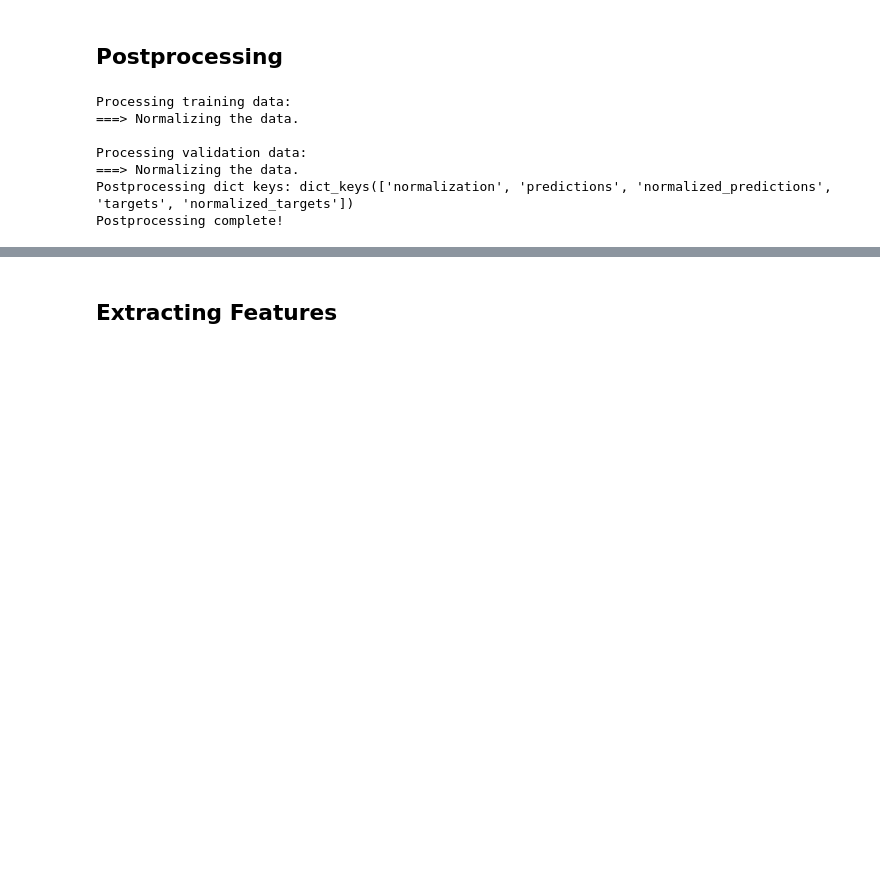
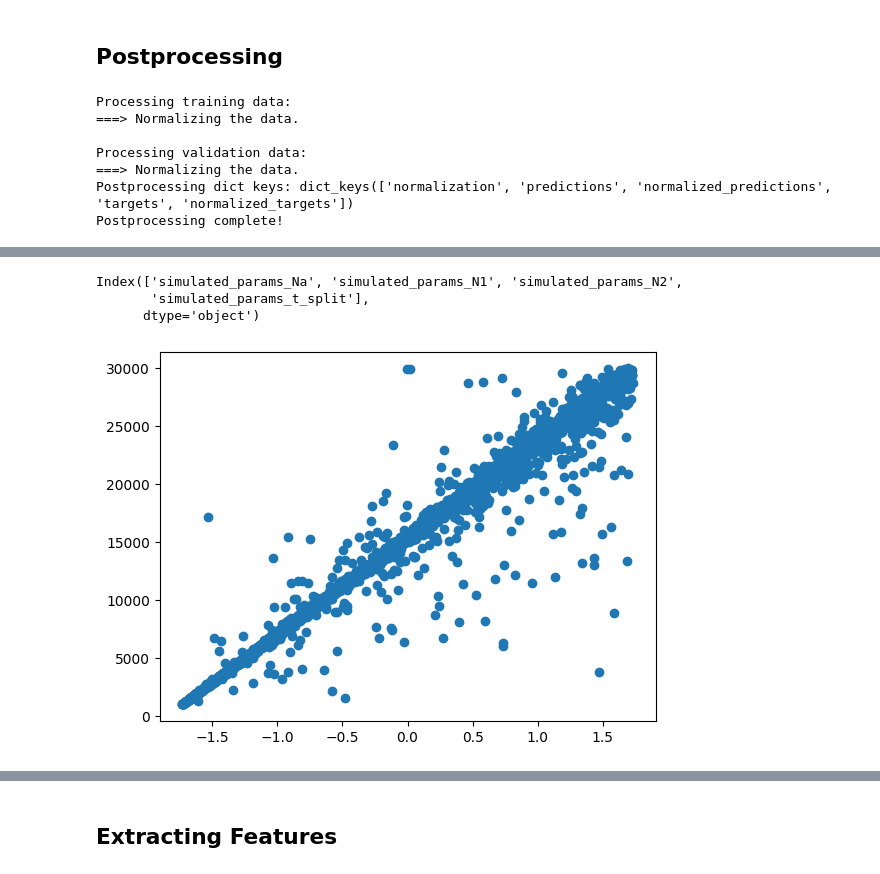
Before and after one commit to ak1376/Demographic_Inference, a Jupyter notebook: notebooks/running_remaining_rules.ipynb, the cells around one changed output, grey strips where cells are left out. Drawn from its saved outputs; the diff is of its cells as text; code cells hidden in the pictures; blank space fills up the shorter version.

```diff
--- a/notebooks/running_remaining_rules.ipynb
+++ b/notebooks/running_remaining_rules.ipynb
@@ -65,3 +74,6 @@ Processing validation data:
 ===> Normalizing the data.
 Postprocessing dict keys: dict_keys(['normalization', 'predictions', 'normalized_predictions', 'targets', 'normalized_targets'])
 Postprocessing complete!
+# %%
+with open('/projects/kernlab/akapoor/Demographic_Inference/split_isolation_model_dadi_analysis_True_moments_analysis_True_momentsLD_analysis_True_seed_42/sims/sims_pretrain_5000_sims_inference_1_seed_42_num_replicates_3_top_values_2/postprocessing_results.pkl', 'rb') as f:
+    post = pickle.load(f)
@@ -67,0 +116,12 @@ Postprocessing complete!
+# %%
+post['training']['targets'].columns
+# %% [output]
+Index(['simulated_params_Na', 'simulated_params_N1', 'simulated_params_N2',
+       'simulated_params_t_split'],
+      dtype='object')
+# %%
+plt.figure()
+plt.scatter(post['training']['normalized_predictions']['momentsLD_N1'], post['training']['targets']['simulated_params_N1'])
+plt.show()
+# %% [output]
+[figure, added]
```
Also changed, not shown: parts of 26 cells of this notebook, 8 other files.
